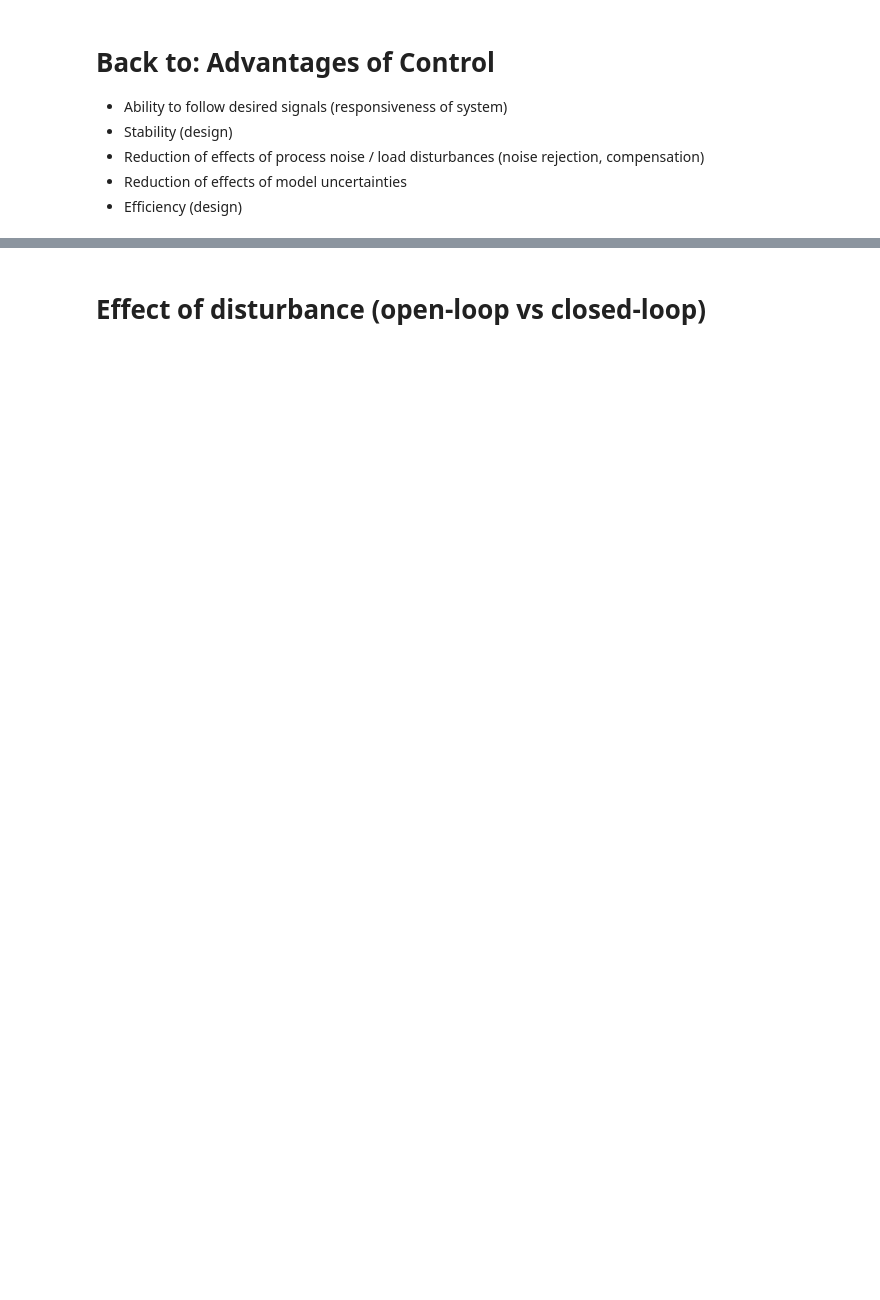
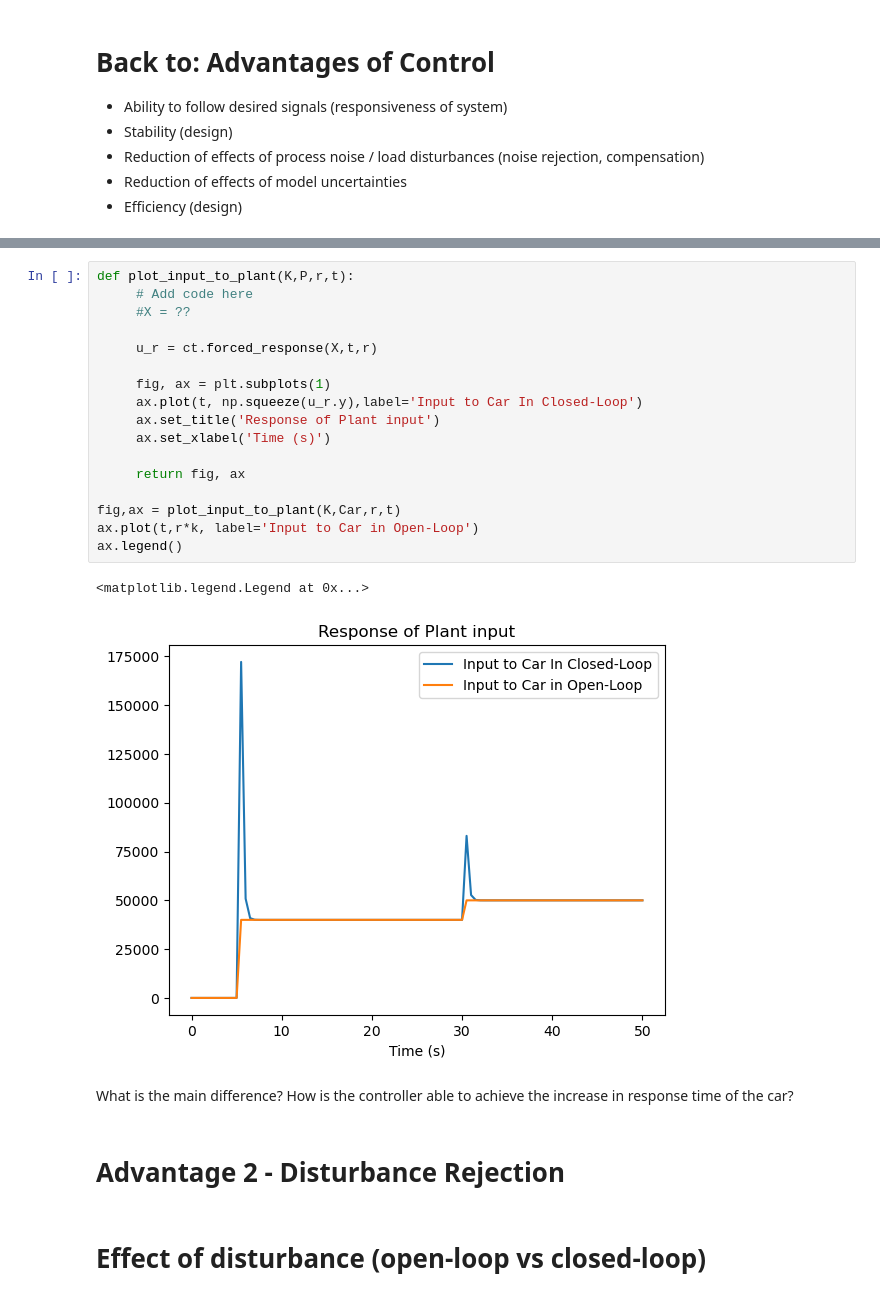
Before and after one commit to issam-akhtar/ENEL44-Unit-2---Intro-to-control, a Jupyter notebook: sensitivity function.ipynb, the cells around one changed output, grey strips where cells are left out. Cells and saved outputs as stored; diff of their text form; blank space fills up the shorter version.

```diff
--- a/sensitivity function.ipynb
+++ b/sensitivity function.ipynb
@@ -224,3 +267,27 @@ make_open_and_closed_loop_plots(t,r,d,n,y_closed_loop,y_open_loop)
+# %%
+def plot_input_to_plant(K,P,r,t):
+     # Add code here
+     #X = ??
+
+     u_r = ct.forced_response(X,t,r)
+
+     fig, ax = plt.subplots(1)
+     ax.plot(t, np.squeeze(u_r.y),label='Input to Car In Closed-Loop')
+     ax.set_title('Response of Plant input')
+     ax.set_xlabel('Time (s)')
+
+     return fig, ax
+
+fig,ax = plot_input_to_plant(K,Car,r,t)
+ax.plot(t,r*k, label='Input to Car in Open-Loop')
+ax.legend()
+# %% [output]
+<matplotlib.legend.Legend at 0x...>
+[figure, added]
+# %% [markdown]
+What is the main difference? How is the controller able to achieve the increase in response time of the car?
+# %% [markdown]
+# Advantage 2 - Disturbance Rejection
 # %% [markdown]
 # Effect of disturbance (open-loop vs closed-loop)
 # %%
```
Also changed, not shown: parts of 13 cells of this notebook, 3 other files.
